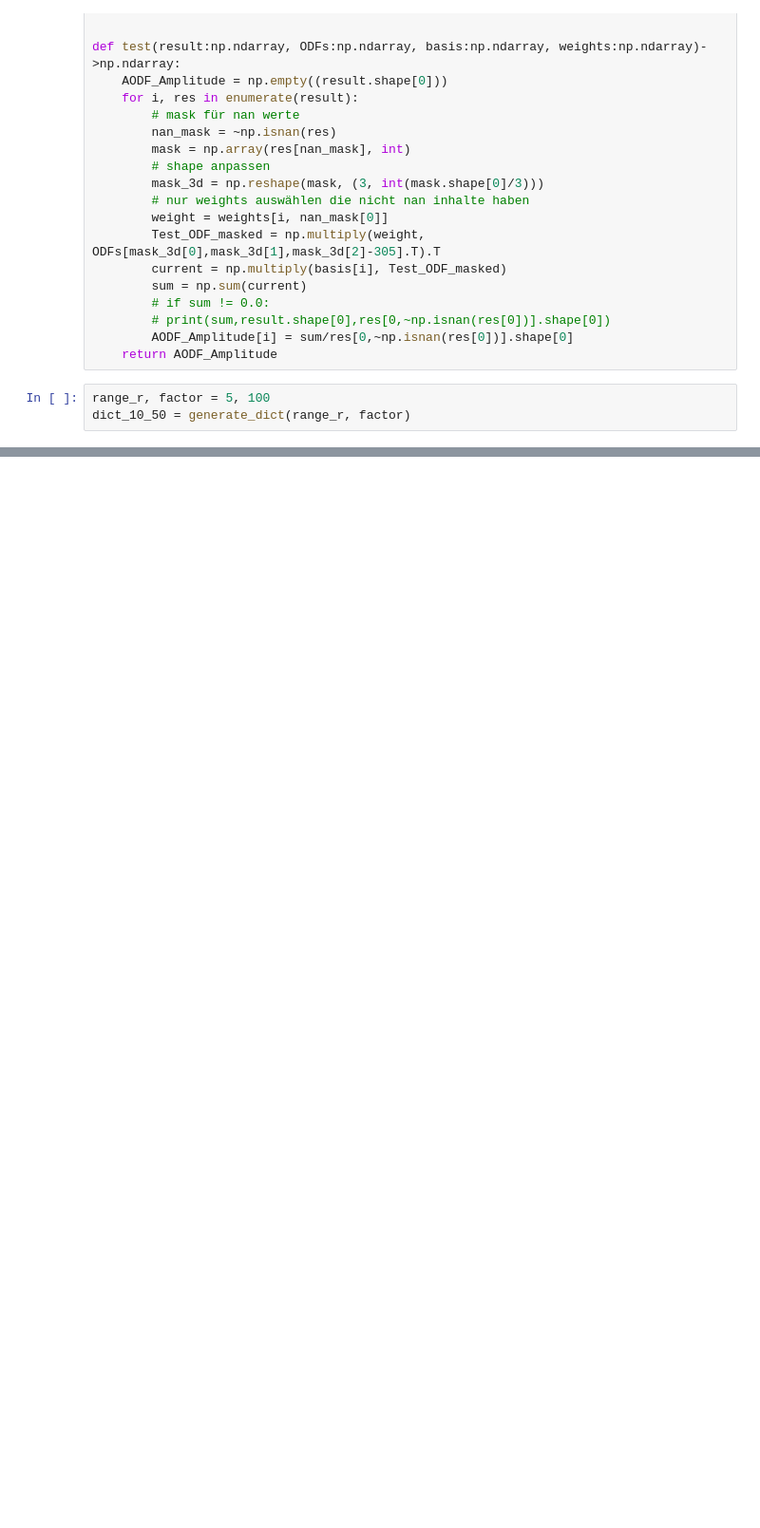
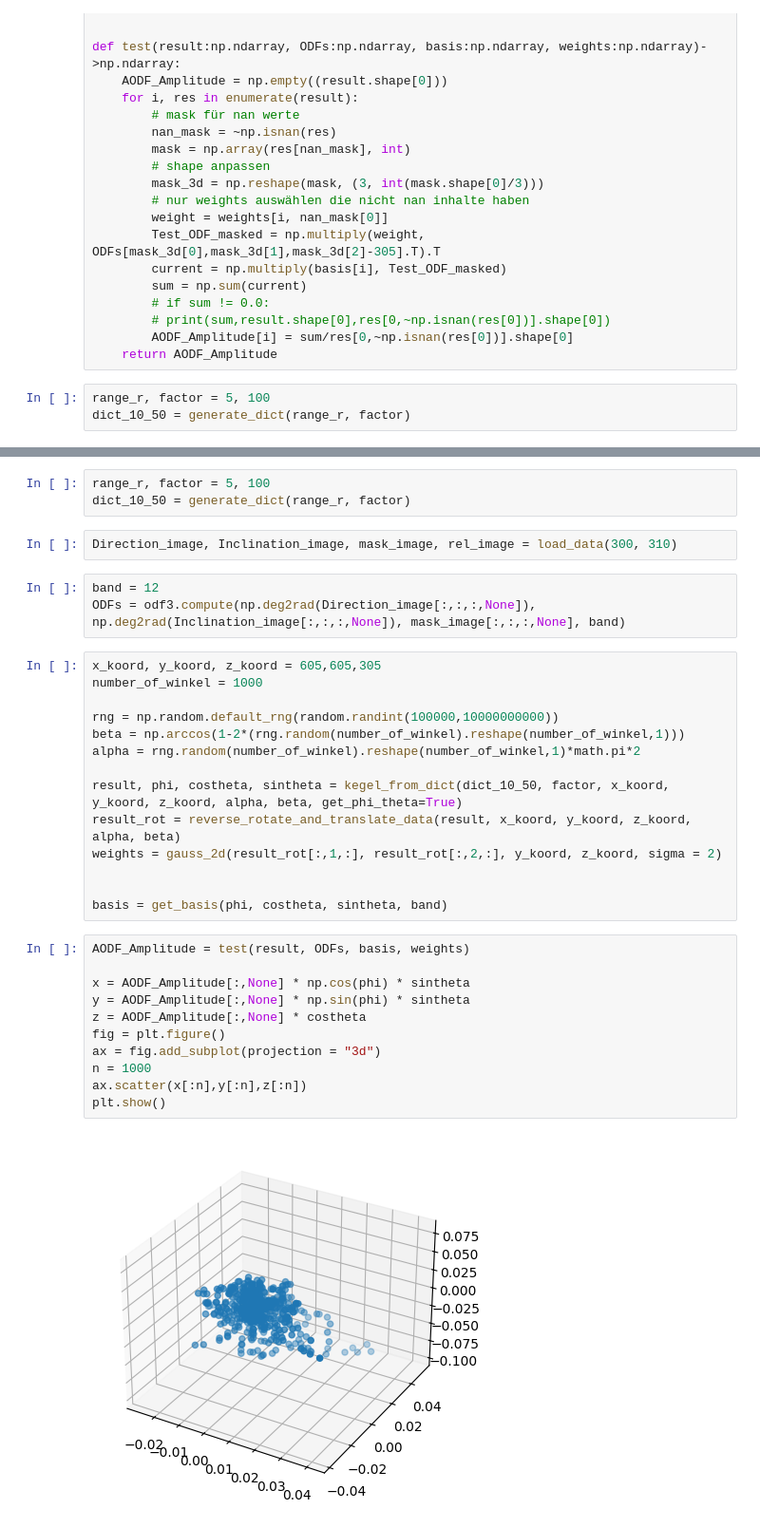
Before and after one commit to TimLockstedt/BA, a Jupyter notebook: main_class.ipynb, the cells around one changed output, grey strips where cells are left out. Shown at 95% size. Saved outputs shown, nothing was run; the diff lists cells and outputs as text; blank space fills up the shorter version.

```diff
--- a/main_class.ipynb
+++ b/main_class.ipynb
@@ -268,0 +508,35 @@ odf2.coefficients_to_mrtrix_nii("Test_umgebung_8band", ODFs[595:605,595:605,:,:]
+# %%
+range_r, factor = 5, 100
+dict_10_50 = generate_dict(range_r, factor)
+# %%
+Direction_image, Inclination_image, mask_image, rel_image = load_data(300, 310)
+# %%
+band = 12
+ODFs = odf3.compute(np.deg2rad(Direction_image[:,:,:,None]), np.deg2rad(Inclination_image[:,:,:,None]), mask_image[:,:,:,None], band)
+# %%
+x_koord, y_koord, z_koord = 605,605,305
+number_of_winkel = 1000
+
+rng = np.random.default_rng(random.randint(100000,10000000000))
+beta = np.arccos(1-2*(rng.random(number_of_winkel).reshape(number_of_winkel,1)))
+alpha = rng.random(number_of_winkel).reshape(number_of_winkel,1)*math.pi*2
+
+result, phi, costheta, sintheta = kegel_from_dict(dict_10_50, factor, x_koord, y_koord, z_koord, alpha, beta, get_phi_theta=True)
+result_rot = reverse_rotate_and_translate_data(result, x_koord, y_koord, z_koord, alpha, beta)
+weights = gauss_2d(result_rot[:,1,:], result_rot[:,2,:], y_koord, z_koord, sigma = 2)
+
+
+basis = get_basis(phi, costheta, sintheta, band)
+# %%
+AODF_Amplitude = test(result, ODFs, basis, weights)
+
+x = AODF_Amplitude[:,None] * np.cos(phi) * sintheta
+y = AODF_Amplitude[:,None] * np.sin(phi) * sintheta
+z = AODF_Amplitude[:,None] * costheta
+fig = plt.figure()
+ax = fig.add_subplot(projection = "3d")
+n = 1000
+ax.scatter(x[:n],y[:n],z[:n])
+plt.show()
+# %% [output]
+[figure, added]
```
Also changed, not shown: parts of 44 cells of this notebook, 29 other files.
